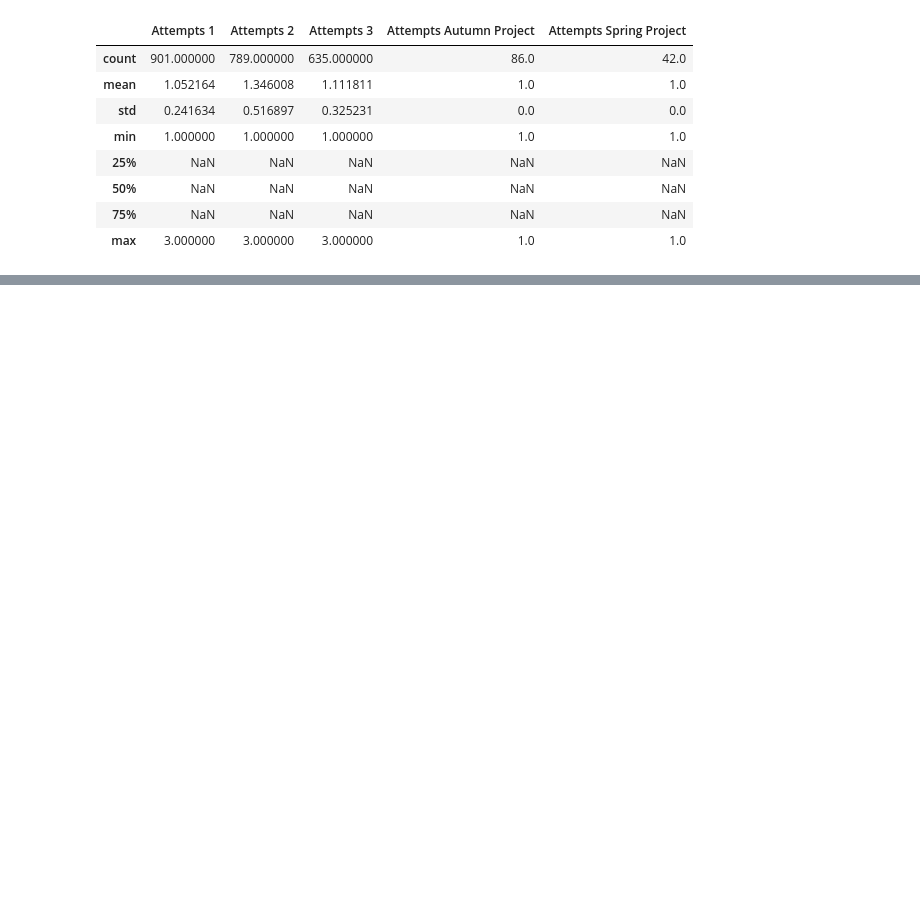
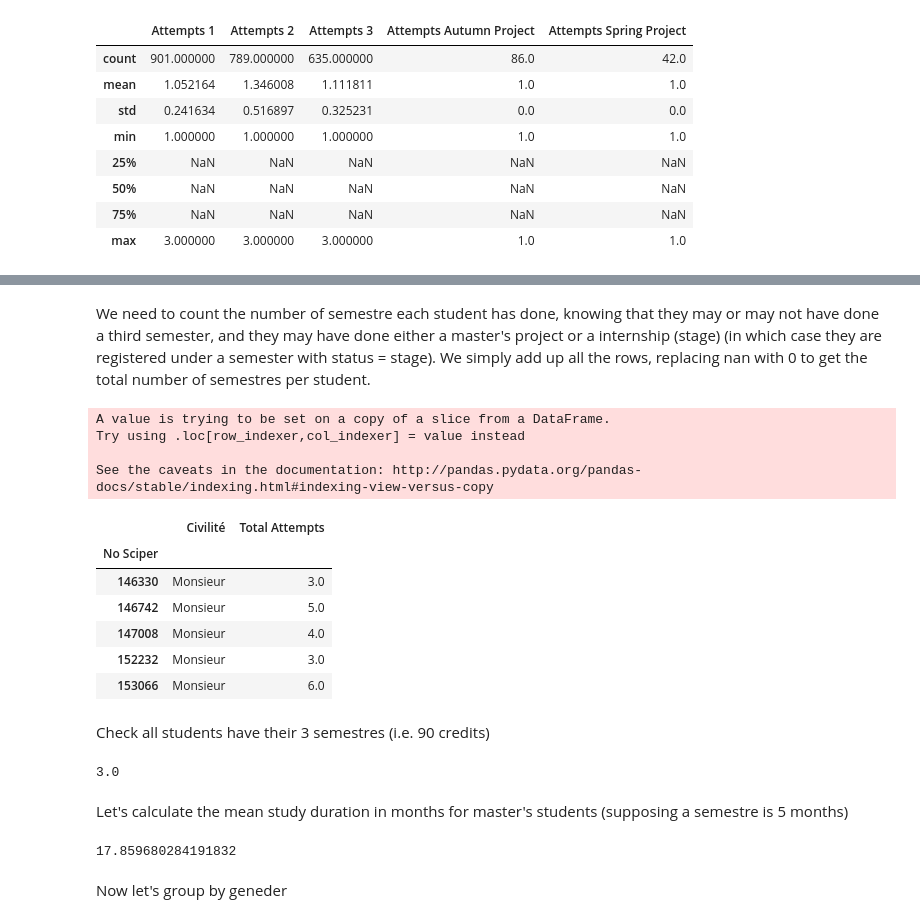
Before and after one commit to fearnleymartin/ada-epfl, a Jupyter notebook: 02 - Data from the Web/Data from the web - Master.ipynb, the cells around one changed output, grey strips where cells are left out. Drawn from its saved outputs; the diff is of its cells as text; code cells hidden in the pictures; blank space fills up the shorter version.

```diff
--- a/02 - Data from the Web/Data from the web - Master.ipynb
+++ b/02 - Data from the Web/Data from the web - Master.ipynb
@@ -650,0 +634,43 @@ reliable_master_data.shape
+# %% [markdown]
+We need to count the number of semestre each student has done, knowing that they may or may not have done a third semester, and they may have done either a master's project or a internship (stage) (in which case they are registered under a semester with status = stage).
+We simply add up all the rows, replacing nan with 0 to get the total number of semestres per student.
+# %%
+total_attempts_masters = all_semesters_master [['Civilité']]
+a = [0 for i in range (total_attempts_masters.shape [0])]
+
+for i in range(3):
+    # Some students don't do a semestre 3 so we fill in the nan with 0
+    a += all_semesters_master ['Attempts ' + str(i + 1)].fillna(0)
+
+# Don't forget to add on the semestres for a master's project
+a += all_semesters_master ['Attempts Autumn Project'].fillna(0)
+a += all_semesters_master ['Attempts Spring Project'].fillna(0)
+
+total_attempts_masters ['Total Attempts'] = a
+total_attempts_masters.head()
+# %% [output]
+A value is trying to be set on a copy of a slice from a DataFrame.
+Try using .loc[row_indexer,col_indexer] = value instead
+
+See the caveats in the documentation: http://pandas.pydata.org/pandas-docs/stable/indexing.html#indexing-view-versus-copy
+|  | Civilité | Total Attempts |
+| No Sciper |  |  |
+| 146330 | Monsieur | 3.0 |
+| 146742 | Monsieur | 5.0 |
+| 147008 | Monsieur | 4.0 |
+| 152232 | Monsieur | 3.0 |
+| 153066 | Monsieur | 6.0 |
+# %% [markdown]
+Check all students have their 3 semestres (i.e. 90 credits)
+# %%
+total_attempts_masters ['Total Attempts'].min ()
+# %% [output]
+3.0
+# %% [markdown]
+Let's calculate the mean study duration in months for master's students (supposing a semestre is 5 months)
+# %%
+total_attempts_masters ['Total Attempts'].mean () * 5
+# %% [output]
+17.859680284191832
+# %% [markdown]
+Now let's group by geneder
```
Also changed, not shown: parts of 20 cells of this notebook.
